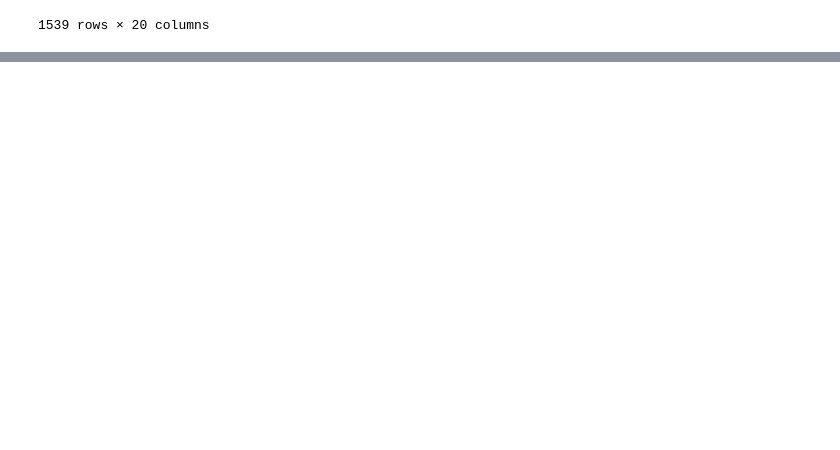
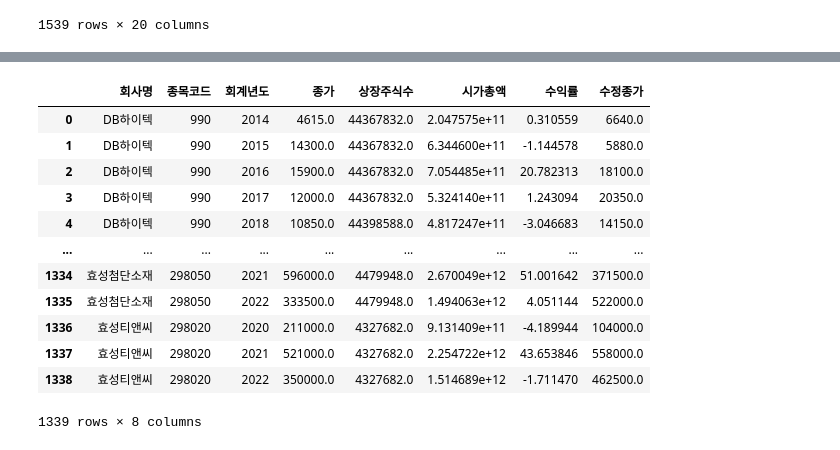
Before and after one commit to seohyungro/Python, a Jupyter notebook: 해커톤/해커톤_.ipynb, the cells around one changed output, grey strips where cells are left out. Saved outputs shown, nothing was run; the diff lists cells and outputs as text; code cells hidden in the pictures; blank space fills up the shorter version.

```diff
--- a/해커톤/해커톤_.ipynb
+++ b/해커톤/해커톤_.ipynb
@@ -331,0 +352,16 @@ TypeError: Horizontal orientation requires numeric `x` variable.
+# %%
+kospi[['회사명', '종목코드', '회계년도', '종가', '상장주식수', '시가총액', '수익률', '수정종가']]
+# %% [output]
+|  | 회사명 | 종목코드 | 회계년도 | 종가 | 상장주식수 | 시가총액 | 수익률 | 수정종가 |
+| 0 | DB하이텍 | 990 | 2014 | 4615.0 | 44367832.0 | 2.047575e+11 | 0.310559 | 6640.0 |
+| 1 | DB하이텍 | 990 | 2015 | 14300.0 | 44367832.0 | 6.344600e+11 | -1.144578 | 5880.0 |
+| 2 | DB하이텍 | 990 | 2016 | 15900.0 | 44367832.0 | 7.054485e+11 | 20.782313 | 18100.0 |
+| 3 | DB하이텍 | 990 | 2017 | 12000.0 | 44367832.0 | 5.324140e+11 | 1.243094 | 20350.0 |
+| 4 | DB하이텍 | 990 | 2018 | 10850.0 | 44398588.0 | 4.817247e+11 | -3.046683 | 14150.0 |
+| ... | ... | ... | ... | ... | ... | ... | ... | ... |
+| 1334 | 효성첨단소재 | 298050 | 2021 | 596000.0 | 4479948.0 | 2.670049e+12 | 51.001642 | 371500.0 |
+| 1335 | 효성첨단소재 | 298050 | 2022 | 333500.0 | 4479948.0 | 1.494063e+12 | 4.051144 | 522000.0 |
+| 1336 | 효성티앤씨 | 298020 | 2020 | 211000.0 | 4327682.0 | 9.131409e+11 | -4.189944 | 104000.0 |
+| 1337 | 효성티앤씨 | 298020 | 2021 | 521000.0 | 4327682.0 | 2.254722e+12 | 43.653846 | 558000.0 |
+| 1338 | 효성티앤씨 | 298020 | 2022 | 350000.0 | 4327682.0 | 1.514689e+12 | -1.711470 | 462500.0 |
+1339 rows × 8 columns
```
Also changed, not shown: parts of 9 cells of this notebook, 5 other files.
